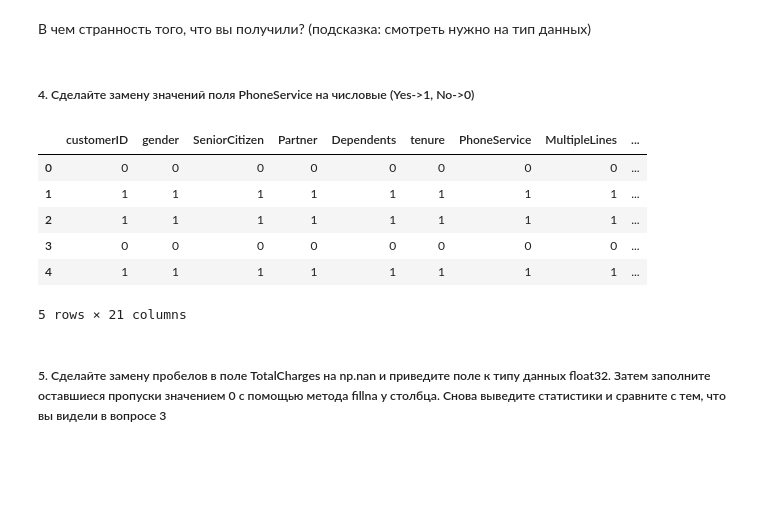
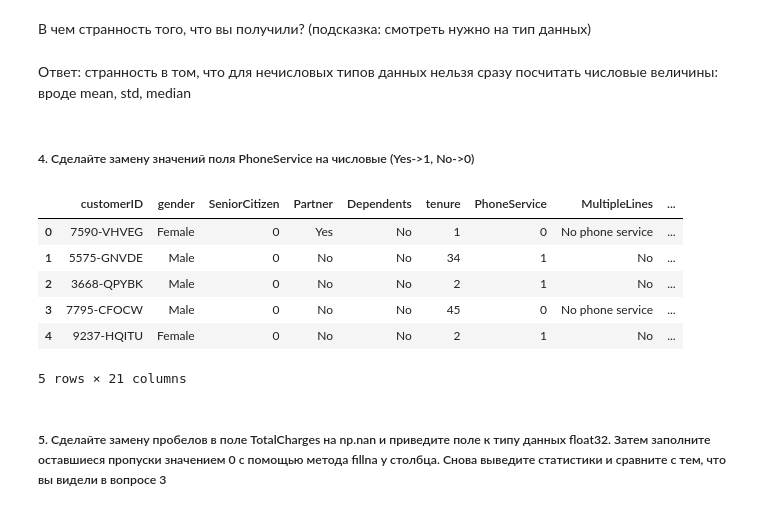
Before and after one commit to humantom88/geekbrains-ml-in-business, a Jupyter notebook: lesson1/homework/HW1.ipynb, the cells around one changed output. Saved outputs shown, nothing was run; the diff lists cells and outputs as text; code cells hidden in the pictures; blank space fills up the shorter version.

```diff
--- a/lesson1/homework/HW1.ipynb
+++ b/lesson1/homework/HW1.ipynb
@@ -79,20 +81,21 @@ max      8684.799805
 Name: TotalCharges, dtype: float64
 # %% [markdown]
 В чем странность того, что вы получили? (подсказка: смотреть нужно на тип данных)
+# %% [markdown]
+Ответ: странность в том, что для нечисловых типов данных нельзя сразу посчитать числовые величины: вроде mean, std, median
 # %% [markdown]
 ##### 4. Сделайте замену значений поля PhoneService  на числовые (Yes->1, No->0)
 # %%
 # Ваш код здесь
-df[df['PhoneService'] == 'Yes'] = 1
-df[df['PhoneService'] == 'No'] = 0
+df['PhoneService'] = df['PhoneService'].map(lambda x: 1 if x == "Yes" else 0)
 df.head(5)
 # %% [output]
 |  | customerID | gender | SeniorCitizen | Partner | Dependents | tenure | PhoneService | MultipleLines | ... |
-| 0 | 0 | 0 | 0 | 0 | 0 | 0 | 0 | 0 | ... |
-| 1 | 1 | 1 | 1 | 1 | 1 | 1 | 1 | 1 | ... |
-| 2 | 1 | 1 | 1 | 1 | 1 | 1 | 1 | 1 | ... |
-| 3 | 0 | 0 | 0 | 0 | 0 | 0 | 0 | 0 | ... |
-| 4 | 1 | 1 | 1 | 1 | 1 | 1 | 1 | 1 | ... |
+| 0 | 7590-VHVEG | Female | 0 | Yes | No | 1 | 0 | No phone service | ... |
+| 1 | 5575-GNVDE | Male | 0 | No | No | 34 | 1 | No | ... |
+| 2 | 3668-QPYBK | Male | 0 | No | No | 2 | 1 | No | ... |
+| 3 | 7795-CFOCW | Male | 0 | No | No | 45 | 0 | No phone service | ... |
+| 4 | 9237-HQITU | Female | 0 | No | No | 2 | 1 | No | ... |
 5 rows × 21 columns
 # %% [markdown]
 ##### 5. Сделайте замену пробелов в поле TotalCharges на np.nan и приведите поле к типу данных float32. Затем заполните оставшиеся пропуски значением 0 с помощью метода fillna у столбца. Снова выведите статистики и сравните с тем, что вы видели в вопросе 3
```
Also changed, not shown: parts of 25 cells of this notebook, 16 other files.
